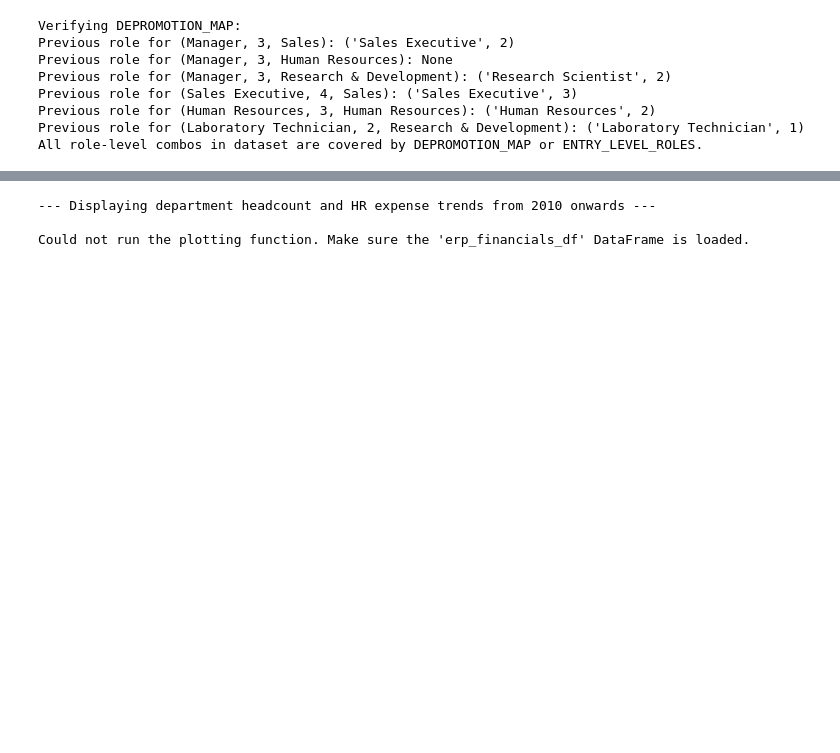
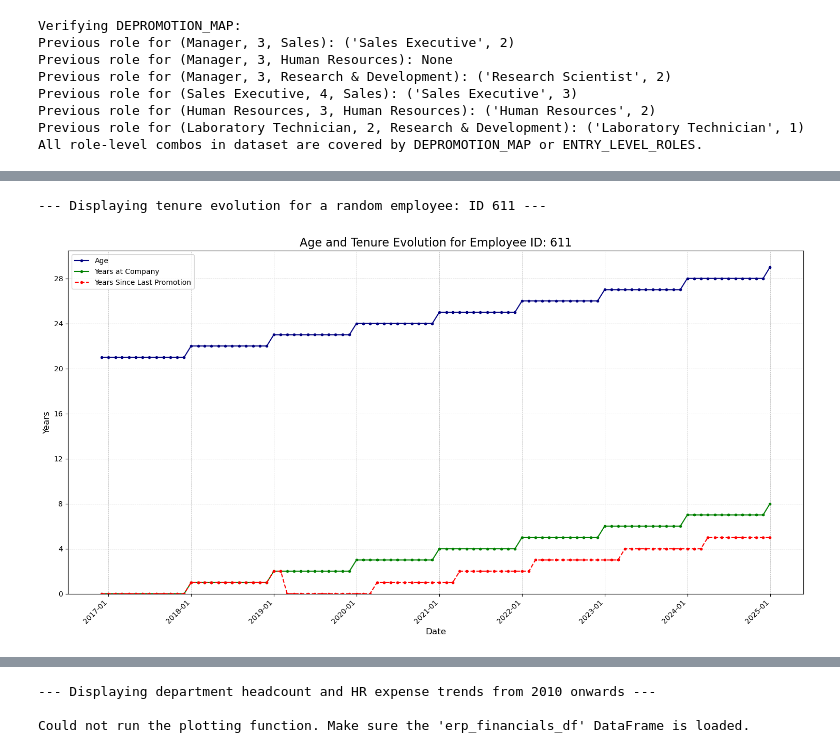
Before and after one commit to IhebBelhadj/synthetic-time-series-hr-data, a Jupyter notebook: data_gen_project.ipynb, the cells around one changed output, grey strips where cells are left out. Saved outputs shown, nothing was run; the diff lists cells and outputs as text; code cells hidden in the pictures; blank space fills up the shorter version.

```diff
--- a/data_gen_project.ipynb
+++ b/data_gen_project.ipynb
@@ -987,29 +1114,42 @@ def generate_all_histories(source_df: pd.DataFrame, timelines_df: pd.DataFrame)
             'env_satisfaction_score': employee['environment_satisfaction'],
             'job_involvement_score': employee['job_involvement'],
             'relationship_satisfaction_score': employee['relationship_satisfaction'],
-            'job_satisfaction_score': employee['job_satisfaction']
+            'job_satisfaction_score': employee['job_satisfaction'],
+            'work_life_balance_score': employee['work_life_balance']
         }
+        base_overtime = employee['over_time']
         employee_surveys = []
         for survey_date in survey_dates:
             scores = {k: v + random.choice([-1, 0, 0, 1]) for k, v in base_scores.items()}
+            current_overtime = base_overtime
+            if random.random() < 0.10: # 10% chance to flip status
+                 current_overtime = 'No' if base_overtime == 'Yes' else 'Yes'
+
             if did_attrit:
                 days_to_term = (termination_date - survey_date).days
                 if 0 < days_to_term <= CONFIG['ATTRITION_SHARP_DECLINE_START_MONTHS'] * 30:
                     scores['env_satisfaction_score'] -= 1.5
                     scores['job_satisfaction_score'] -= 1.5
                     scores['job_involvement_score'] -= 1.0
+                    scores['work_life_balance_score'] -= 1.0
+                    current_overtime = 'No'
                 elif CONFIG['ATTRITION_SHARP_DECLINE_START_MONTHS'] * 30 < days_to_term <= CONFIG['ATTRITION_GENTLE_DECLINE_START_MONTHS'] * 30:
                     scores['env_satisfaction_score'] -= 0.75
                     scores['job_satisfaction_score'] -= 0.75
+                    if random.random() < 0.5:
+                        scores['work_life_balance_score'] -= 1.0
+
             employee_surveys.append({
-                'survey_date': survey_date,
-                'employee_id': employee_id,
+                'survey_date': survey_date, 'employee_id': employee_id,
                 'env_satisfaction_score': max(1, min(4, int(round(scores['env_satisfaction_score'])))),
                 'job_involvement_score': max(1, min(4, int(round(scores['job_involvement_score'])))),
                 'relationship_satisfaction_score': max(1, min(4, int(round(scores['relationship_satisfaction_score'])))),
-                'job_satisfaction_score': max(1, min(4, int(round(scores['job_satisfaction_score']))))
+                'job_satisfaction_score': max(1, min(4, int(round(scores['job_satisfaction_score'])))),
+                'work_life_balance_score': max(1, min(4, int(round(scores['work_life_balance_score'])))),
+                'over_time': current_overtime
             })
         all_surveys.extend(employee_surveys)
+        # --- END SURVEY MODIFICATION ---
 
         hris_records_for_employee = generate_forward_salary_history(employee, career_path_events, [r['review_date'] for r in employee_reviews], timeline)
         all_hris_records.extend(hris_records_for_employee)
@@ -1284,3 +1451,27 @@ except Exception as e:
+# %%
+try:
+    if not final_hris_df.empty:
+        long_tenure_employees = final_hris_df[final_hris_df['years_at_company'] >= 5]
+
+        if not long_tenure_employees.empty:
+            random_id = random.choice(long_tenure_employees['employee_id'].unique())
+            print(f"--- Displaying tenure evolution for a random employee: ID {random_id} ---")
+            plot_employee_tenure_evolution(random_id, final_hris_df)
+        else:
+            # Fallback to any random employee if no one has 5+ years of tenure
+            random_id = random.choice(final_hris_df['employee_id'].unique())
+            print(f"--- Displaying tenure evolution for a random employee: ID {random_id} ---")
+            plot_employee_tenure_evolution(random_id, final_hris_df)
+
+except NameError:
+    print("\nCould not run the plotting function. Make sure the 'final_hris_df' DataFrame is loaded.")
+except Exception as e:
+    print(f"\nAn unexpected error occurred during plotting: {e}")
+    import traceback
+    traceback.print_exc()
+# %% [output]
+--- Displaying tenure evolution for a random employee: ID 611 ---
+[figure, added]
 # %%
 def save_final_log_files(
     hris_df: pd.DataFrame,
```
Also changed, not shown: parts of 20 cells of this notebook.
